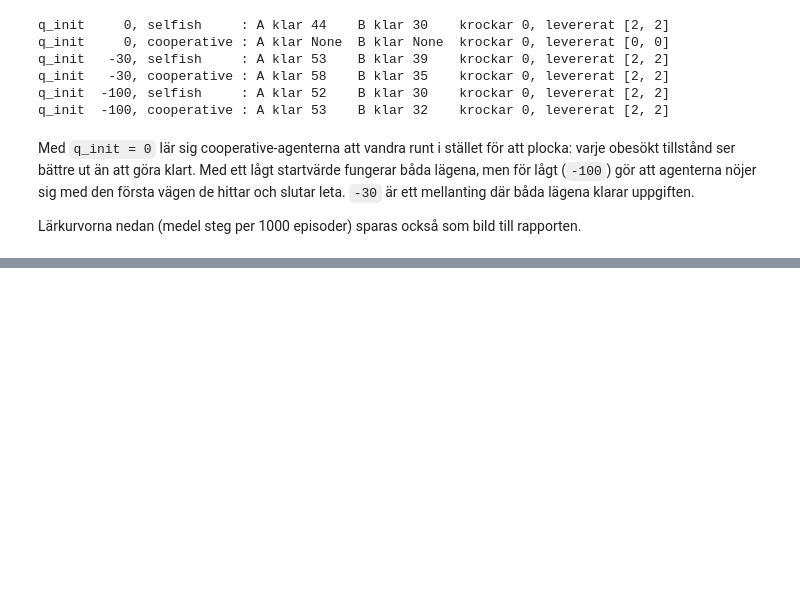
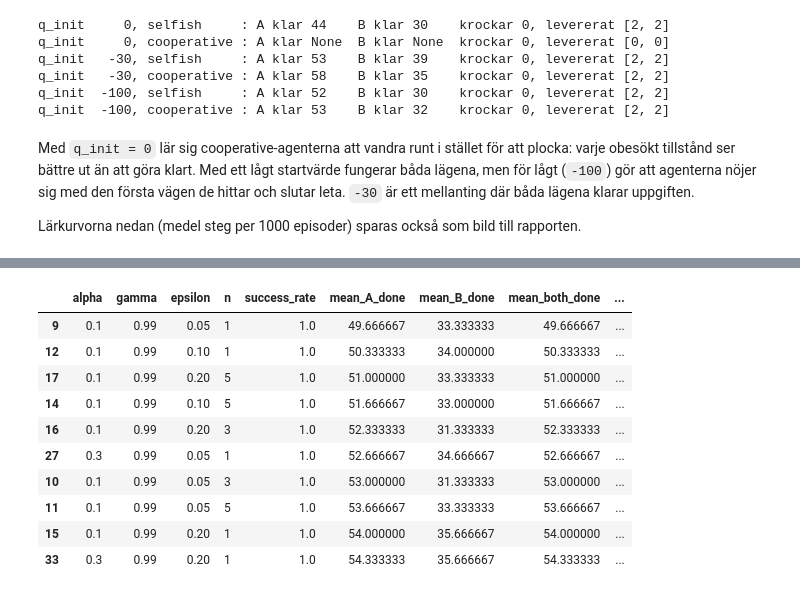
Before and after one commit to mjclaesson/reinforcement-learning, a Jupyter notebook: multi_agent_nstep.ipynb, the cells around one changed output, grey strips where cells are left out. Cells and saved outputs as stored; diff of their text form; code cells hidden in the pictures; blank space fills up the shorter version.

```diff
--- a/multi_agent_nstep.ipynb
+++ b/multi_agent_nstep.ipynb
@@ -1204,0 +1281,15 @@ plt.show()
+# %%
+tuning_df = run_tuning("selfish")
+tuning_df.head(10)
+# %% [output]
+|  | alpha | gamma | epsilon | n | success_rate | mean_A_done | mean_B_done | mean_both_done | ... |
+| 9 | 0.1 | 0.99 | 0.05 | 1 | 1.0 | 49.666667 | 33.333333 | 49.666667 | ... |
+| 12 | 0.1 | 0.99 | 0.10 | 1 | 1.0 | 50.333333 | 34.000000 | 50.333333 | ... |
+| 17 | 0.1 | 0.99 | 0.20 | 5 | 1.0 | 51.000000 | 33.333333 | 51.000000 | ... |
+| 14 | 0.1 | 0.99 | 0.10 | 5 | 1.0 | 51.666667 | 33.000000 | 51.666667 | ... |
+| 16 | 0.1 | 0.99 | 0.20 | 3 | 1.0 | 52.333333 | 31.333333 | 52.333333 | ... |
+| 27 | 0.3 | 0.99 | 0.05 | 1 | 1.0 | 52.666667 | 34.666667 | 52.666667 | ... |
+| 10 | 0.1 | 0.99 | 0.05 | 3 | 1.0 | 53.000000 | 31.333333 | 53.000000 | ... |
+| 11 | 0.1 | 0.99 | 0.05 | 5 | 1.0 | 53.666667 | 33.333333 | 53.666667 | ... |
+| 15 | 0.1 | 0.99 | 0.20 | 1 | 1.0 | 54.000000 | 35.666667 | 54.000000 | ... |
+| 33 | 0.3 | 0.99 | 0.20 | 1 | 1.0 | 54.333333 | 35.666667 | 54.333333 | ... |
```
Also changed, not shown: parts of 21 cells of this notebook, 1 other file.
